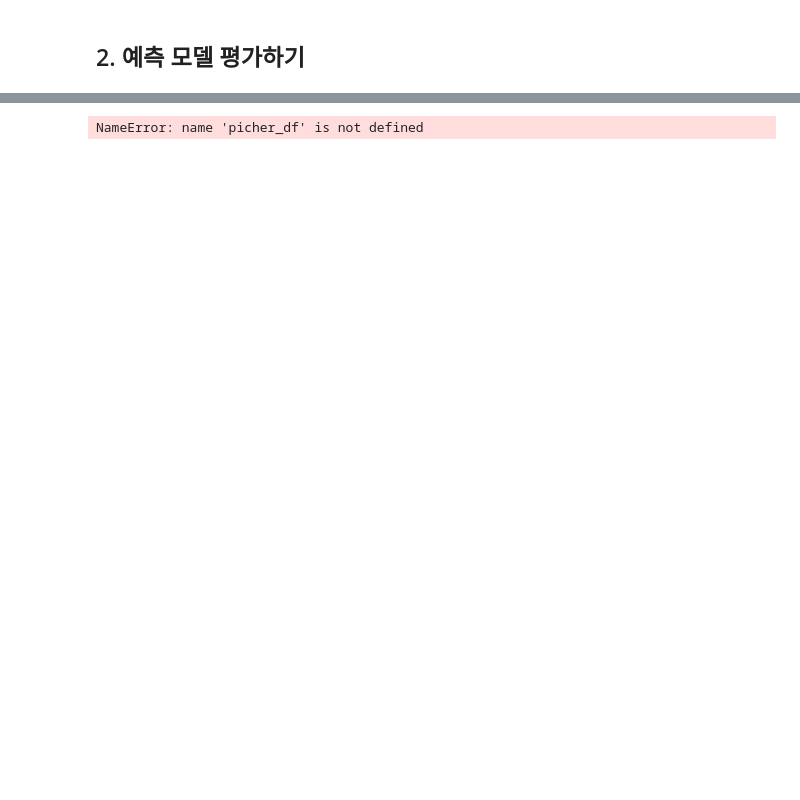
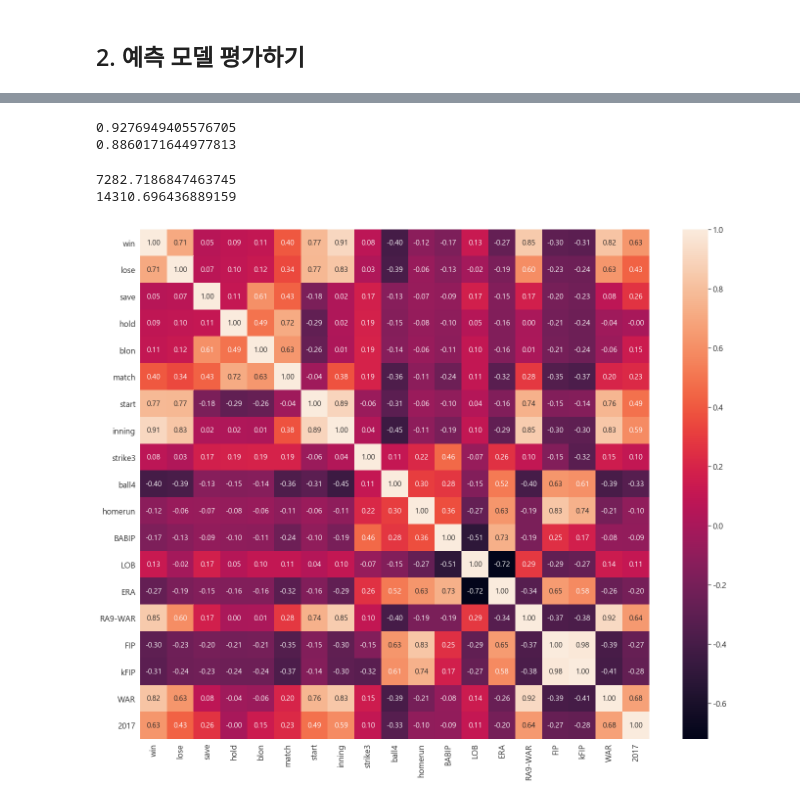
Before and after one commit to gyrud02/python_study, a Jupyter notebook: 14주차.ipynb, the cells around one changed output, grey strips where cells are left out. Saved outputs shown, nothing was run; the diff lists cells and outputs as text; code cells hidden in the pictures; blank space fills up the shorter version.

```diff
--- a/14주차.ipynb
+++ b/14주차.ipynb
@@ -145,16 +176,4 @@ batter = pd.read_csv(batter_file_path, sep = ',', encoding='utf8')
 # %%
-pd.options.mode.chained_assignment = None
-
-def standard_scailng(df, scale_columns):
-    for col in scale_columns:
-        series_mean = df[col].mean()
-        series_std = df[col].std()
-        df[col] = df[col].apply(lambda x: (s-series_mean)/series_std)
-    return df
-
-# 피처 각각에 대한 scaling을 수행한다.
-scale_columns = ['승', '패', '세', '홀드', '블론', '경기', '선발', '이닝', '삼진/9', '볼넷/9', '홈런/9', 'BABIP', 'LOB%', 'ERA',
-                             'RA9-WAR', 'FIP', 'kFIP', 'WAR', '연봉(2017)']
+scale_columns = ['승', '패', '세', '홀드', '블론', '경기', '선발', '이닝', '삼진/9',
+       '볼넷/9', '홈런/9', 'BABIP', 'LOB%', 'ERA', 'RA9-WAR', 'FIP', 'kFIP', 'WAR', '연봉(2017)']
 picher_df = standard_scaling(picher, scale_columns)
-picher_df = picher_df.renamd(columns = {'연봉(2018)' : 'y'}
-picher_df.head(10)
@@ -206,20 +330,38 @@ NameError: name 'picher_df' is not defined
+# %%
+# 회귀 분석 모델을 평가한다.
+print(model.score(X_train, y_train)) # train R2 score를 촐력한다.
+print(model.score(X_test, y_test)) # test R2 score를 출력한다.
+# %% [output]
+0.9276949405576705
+0.8860171644977813
+# %%
+# 회귀 분석 모델을 평가한다.
+y_predictions = lr.predict(X_train)
+print(sqrt(mean_squared_error(y_train, y_predictions))) # train RMSE score를 출력한다.
+y_predictions = lr.predict(X_test)
+print(sqrt(mean_squared_error(y_test, y_predictions))) # test RMSE score를 출력한다.
+# %% [output]
+7282.7186847463745
+14310.696436889159
 # %%
-import seaborn as sns
-
 # 피처간의 상관계수 행렬을 계산한다.
 corr = picher_df[scale_columns].corr(method = 'pearson')
 show_cols = ['win', 'lose', 'save', 'hold', 'blon', 'match', 'start'
              ,'inning', 'strike3', 'ball4', 'homerun', 'BABIP', 'LOB',
               'ERA', 'RA9-WAR', 'FIP', 'kFIP', 'WAR', '2017']
 
+
 # corr 행렬 히트맵을 시각화한다.
-plt.rc('font', family = 'NanumGothicOTF')
-sns.set(font_scale = 1.5)
-hm = sns.heatmap(corr.values, cbar=True, annot=True, square=True,
-                              fmt='.2f', annot_kws={'size':15},
-                              yticklabels=show_cols, xticklabels=show_cols)
+hm = sns.heatmap(corr.values,
+                cbar=True,
+                annot=True,
+                square=True,
+                fmt='.2f',
+                annot_kws={'size':15},
+                yticklabels=show_cols,
+                xticklabels=show_cols)
 
 plt.tight_layout()
 plt.show()
 # %% [output]
-NameError: name 'picher_df' is not defined
+[figure, added]
```
Also changed, not shown: parts of 29 cells of this notebook.
